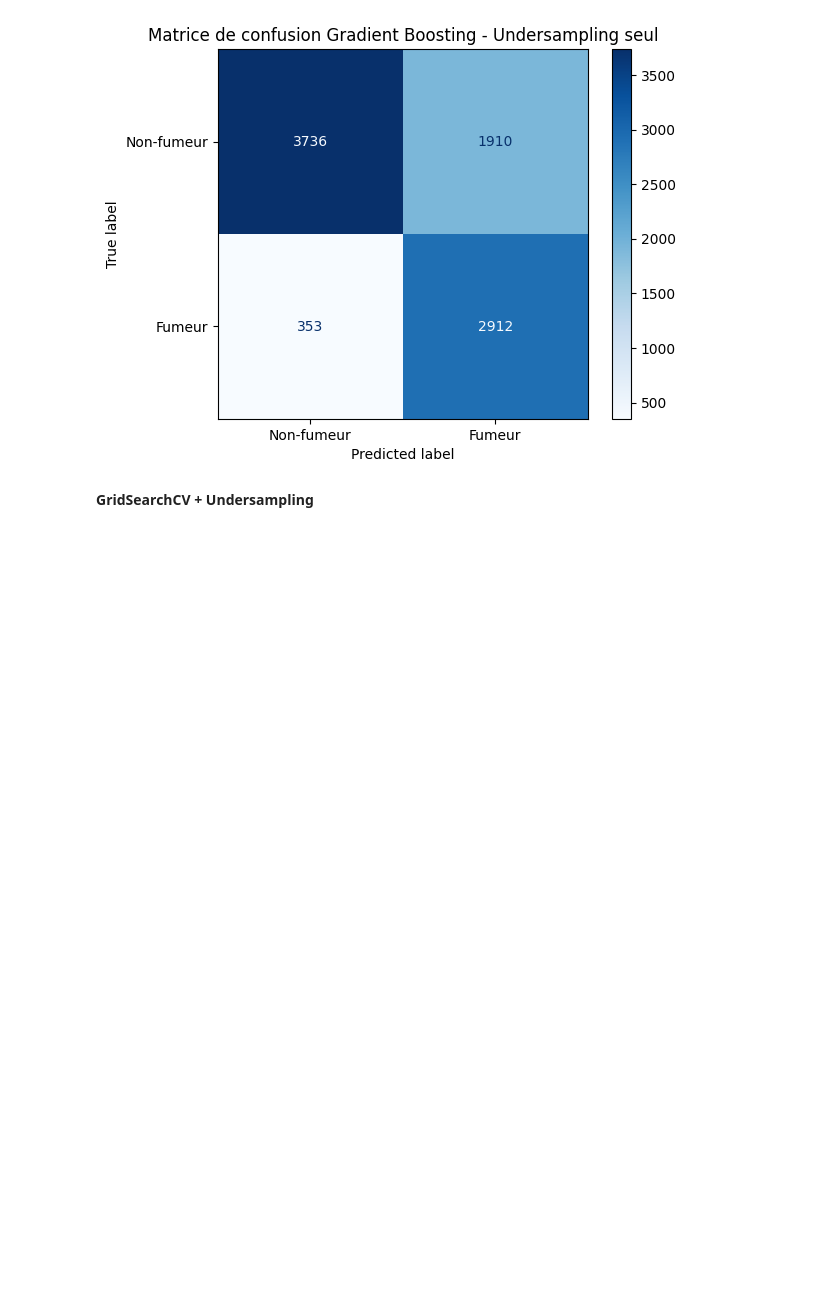
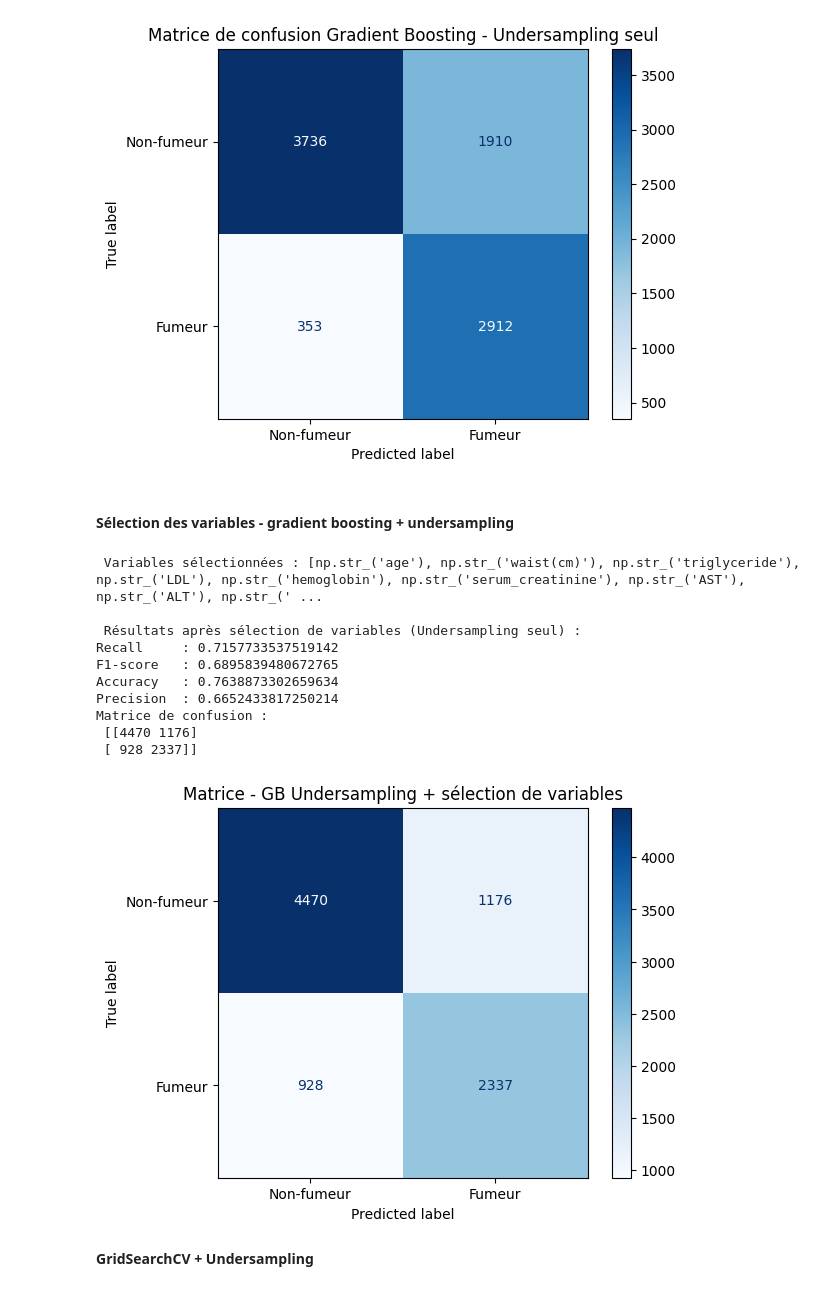
Before and after one commit to isabel6198/svm_tabac, a Jupyter notebook: notebooks/02_models.ipynb, the cells around one changed output. Cells and saved outputs as stored; diff of their text form; code cells hidden in the pictures; blank space fills up the shorter version.

```diff
--- a/notebooks/02_models.ipynb
+++ b/notebooks/02_models.ipynb
@@ -796,6 +863,75 @@ Matrice de confusion :
  [[3736 1910]
  [ 353 2912]]
 [figure]
+# %% [markdown]
+#### Sélection des variables - gradient boosting + undersampling
+# %%
+# Récupération du modèle et du preprocessing
+final_model_gb2 = pipeline2.named_steps['model']
+final_preproc_gb2 = pipeline2.named_steps['preprocessing']
+
+X_train_processed = final_preproc_gb2.transform(X_train)
+X_test_processed = final_preproc_gb2.transform(X_test)
+
+all_features = num_cols + ordinal_col + bool_cols
+
+
+## Sélection automatique des variables importantes
+sfm = SelectFromModel(final_model_gb2, threshold='median', prefit=True)
+mask = sfm.get_support()
+selected_features = np.array(all_features)[mask]
+print(" Variables sélectionnées :", list(selected_features))
+
+X_train_selected = sfm.transform(X_train_processed)
+X_test_selected = sfm.transform(X_test_processed)
+
+## Réentraîner un Gradient Boosting sur les variables sélectionnées
+
+model_reduced = GradientBoostingClassifier(
+    n_estimators=100, learning_rate=0.1, max_depth=3, random_state=42
+)
+model_reduced.fit(X_train_selected, y_train)
+
+y_pred_selected = model_reduced.predict(X_test_selected)
+
+
+## Résultats :
+print("\n Résultats après sélection de variables (Undersampling seul) :")
+print("Recall     :", recall_score(y_test, y_pred_selected))
+print("F1-score   :", f1_score(y_test, y_pred_selected))
+print("Accuracy   :", accuracy_score(y_test, y_pred_selected))
+print("Precision  :", precision_score(y_test, y_pred_selected))
+print("Matrice de confusion :\n", confusion_matrix(y_test, y_pred_selected))
+
+ConfusionMatrixDisplay.from_predictions(
+    y_test, y_pred_selected,
+    display_labels=["Non-fumeur", "Fumeur"],
+    cmap="Blues"
+)
+plt.title("Matrice - GB Undersampling + sélection de variables")
+plt.show()
+
+# Ajout au tableau des résultats
+results.append({
+    "Nom": "Gradient Boosting - Undersampling + sélection variables",
+    "Recall": recall_score(y_test, y_pred_selected),
+    "F1-score": f1_score(y_test, y_pred_selected),
+    "Accuracy": accuracy_score(y_test, y_pred_selected),
+    "Precision": precision_score(y_test, y_pred_selected),
+    "Best Params": f"default (vars: {list(selected_features)})"
+})
+# %% [output]
+ Variables sélectionnées : [np.str_('age'), np.str_('waist(cm)'), np.str_('triglyceride'), np.str_('LDL'), np.str_('hemoglobin'), np.str_('serum_creatinine'), np.str_('AST'), np.str_('ALT'), np.str_(' ...
+
+ Résultats après sélection de variables (Undersampling seul) :
+Recall     : 0.7157733537519142
+F1-score   : 0.6895839480672765
+Accuracy   : 0.7638873302659634
+Precision  : 0.6652433817250214
+Matrice de confusion :
+ [[4470 1176]
+ [ 928 2337]]
+[figure, added]
 # %% [markdown]
 **GridSearchCV + Undersampling**
 # %%
```
Also changed, not shown: parts of 7 cells of this notebook.
